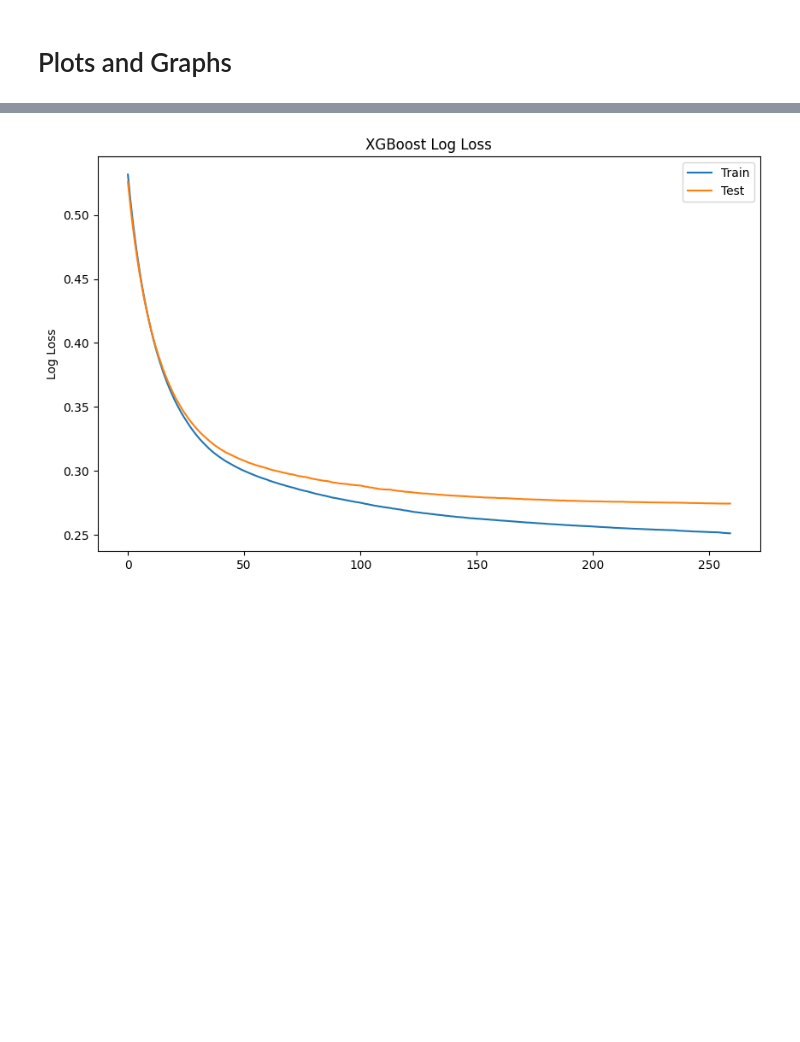
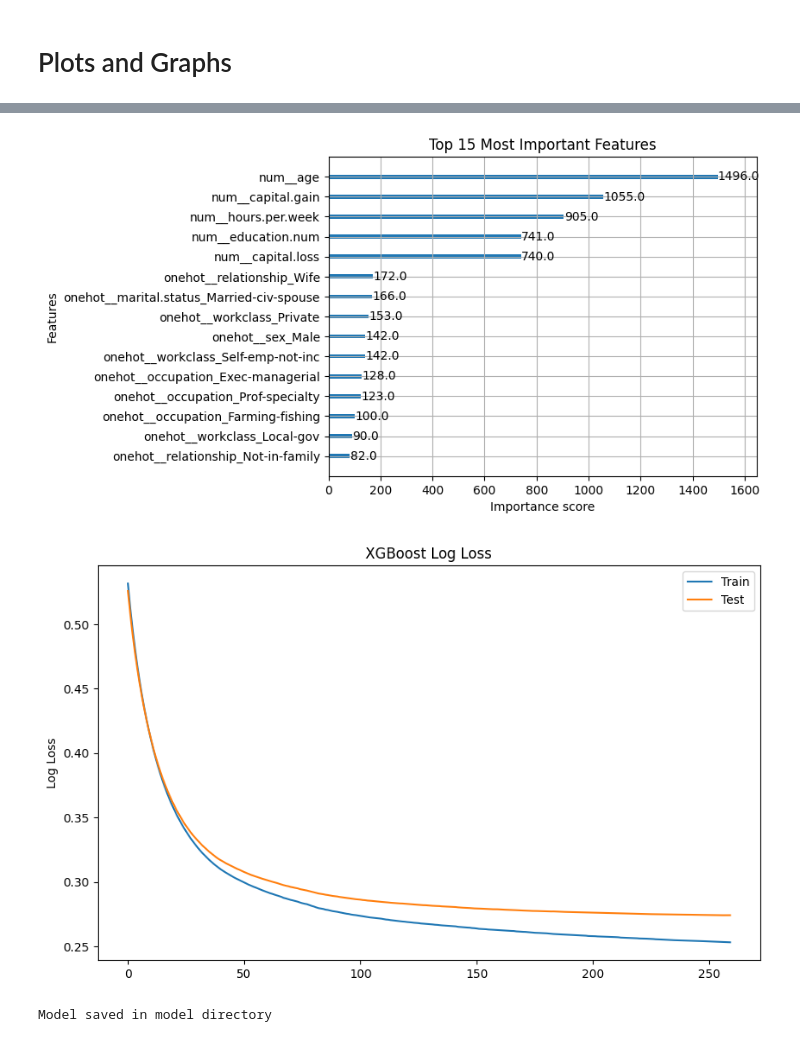
Before and after one commit to SP103-RedBlackBox/XAI-BlackBox-Project, a Jupyter notebook: notebooks/Training.ipynb, the cells around one changed output, grey strips where cells are left out. Drawn from its saved outputs; the diff is of its cells as text; code cells hidden in the pictures; blank space fills up the shorter version.

```diff
--- a/notebooks/Training.ipynb
+++ b/notebooks/Training.ipynb
@@ -168,14 +223,32 @@ plt.show()
+# %%
+# Plot importance of features with category names
+feature_names = pipeline['preprocessor'].get_feature_names_out()
+pipeline['model'].get_booster().feature_names = list(feature_names)
+
+xgb.plot_importance(pipeline['model'], max_num_features=15)
+plt.title('Top 15 Most Important Features')
+plt.show()
+# %% [output]
+[figure, added]
 # %%
 # Plot to show if there's overfitting
-results = model.evals_result()
+results = pipeline['model'].evals_result()
 epochs = len(results['validation_0']['logloss'])
 x_axis = range(0, epochs)
 plt.figure(figsize=(10, 6))
 plt.plot(x_axis, results['validation_0']['logloss'], label='Train')
 plt.plot(x_axis, results['validation_1']['logloss'], label='Test')
 plt.legend()
-plt.ylabel('Log Loss')3
+plt.ylabel('Log Loss')
 plt.title('XGBoost Log Loss')
 plt.show()
 # %% [output]
-[figure, old version]
+[figure, new version]
+# %%
+# Save the model
+model_path = root_dir / 'models' / 'xgb_pipeline.joblib'
+joblib.dump(pipeline, model_path)
+
+print(f'Model saved in model directory')
+# %% [output]
+Model saved in model directory
```
Also changed, not shown: parts of 7 cells of this notebook.
